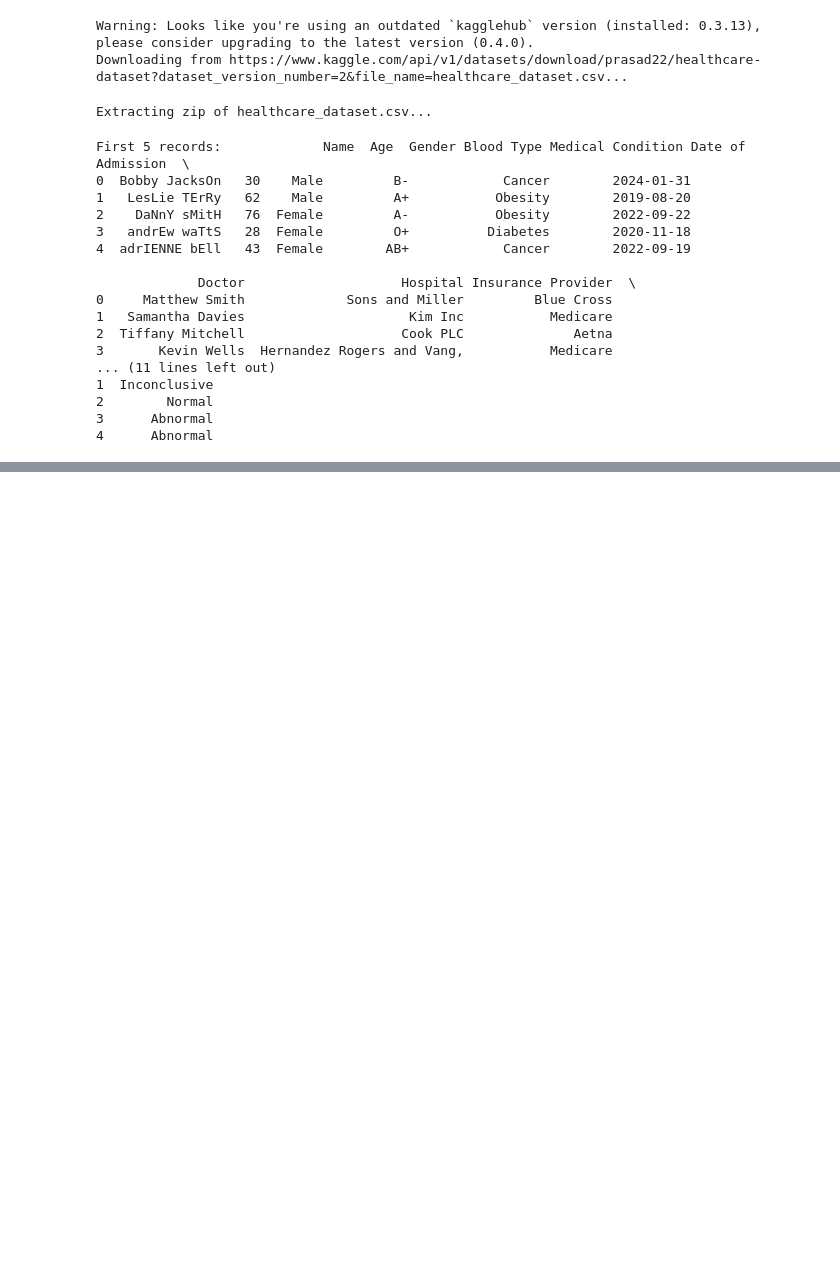
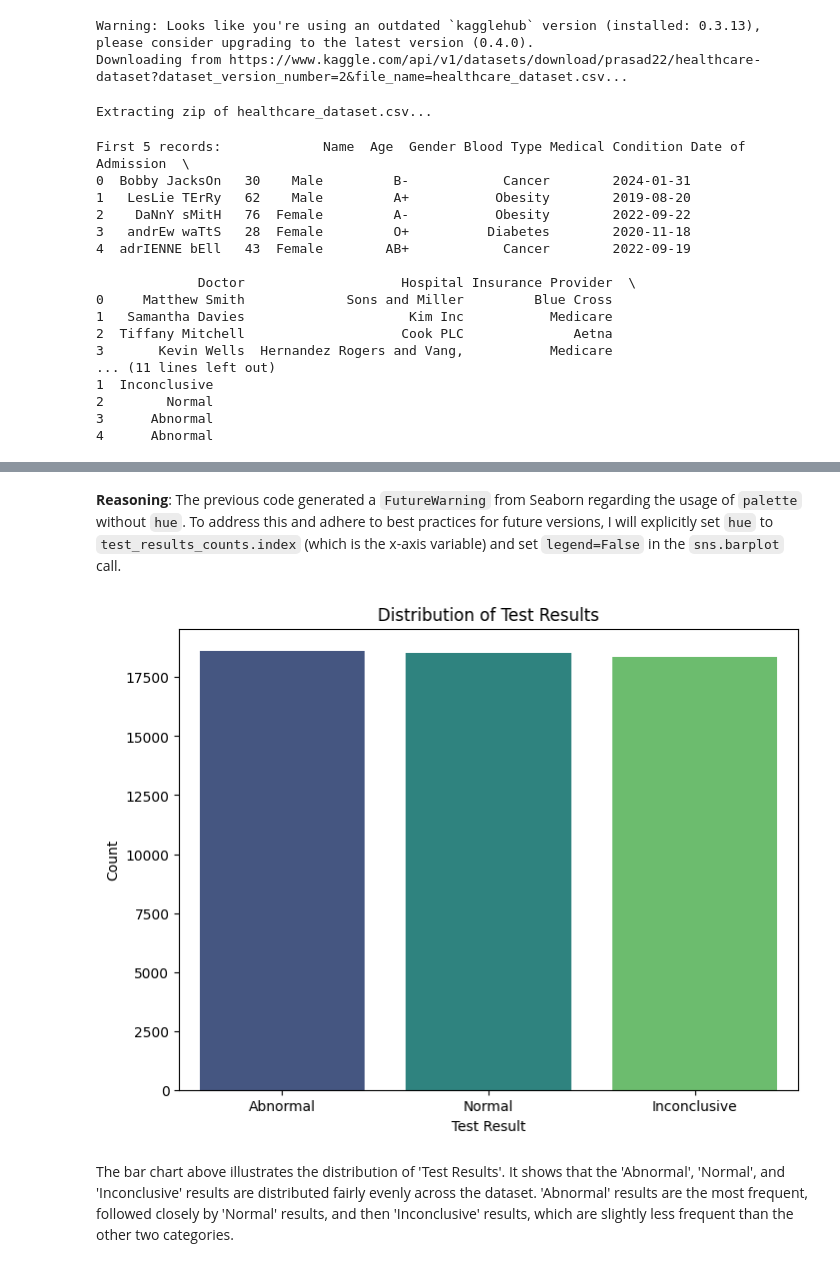
Before and after one commit to muhammad-rizvi/Healthcare-Analysis-Project, a Jupyter notebook: Healthcare_Analysis.ipynb, the cells around one changed output, grey strips where cells are left out. Drawn from its saved outputs; the diff is of its cells as text; code cells hidden in the pictures; blank space fills up the shorter version.

```diff
--- a/Healthcare_Analysis.ipynb
+++ b/Healthcare_Analysis.ipynb
@@ -68,0 +97,19 @@ df.head() #first 5 rows
+# %% [markdown]
+**Reasoning**:
+The previous code generated a `FutureWarning` from Seaborn regarding the usage of `palette` without `hue`. To address this and adhere to best practices for future versions, I will explicitly set `hue` to `test_results_counts.index` (which is the x-axis variable) and set `legend=False` in the `sns.barplot` call.
+# %%
+test_results_counts = df['Test Results'].value_counts()
+
+import matplotlib.pyplot as plt
+import seaborn as sns
+
+plt.figure(figsize=(8, 6))
+sns.barplot(x=test_results_counts.index, y=test_results_counts.values, hue=test_results_counts.index, palette='viridis', legend=False)
+plt.title('Distribution of Test Results')
+plt.xlabel('Test Result')
+plt.ylabel('Count')
+plt.show()
+# %% [output]
+[figure, added]
+# %% [markdown]
+The bar chart above illustrates the distribution of 'Test Results'. It shows that the 'Abnormal', 'Normal', and 'Inconclusive' results are distributed fairly evenly across the dataset. 'Abnormal' results are the most frequent, followed closely by 'Normal' results, and then 'Inconclusive' results, which are slightly less frequent than the other two categories.
```
Also changed, not shown: parts of 6 cells of this notebook.
